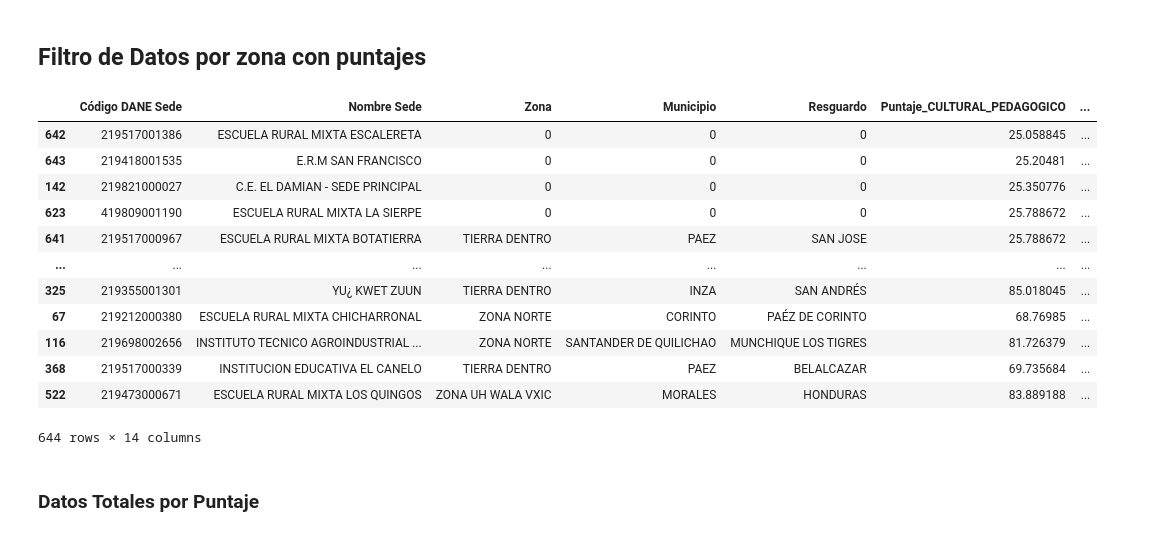
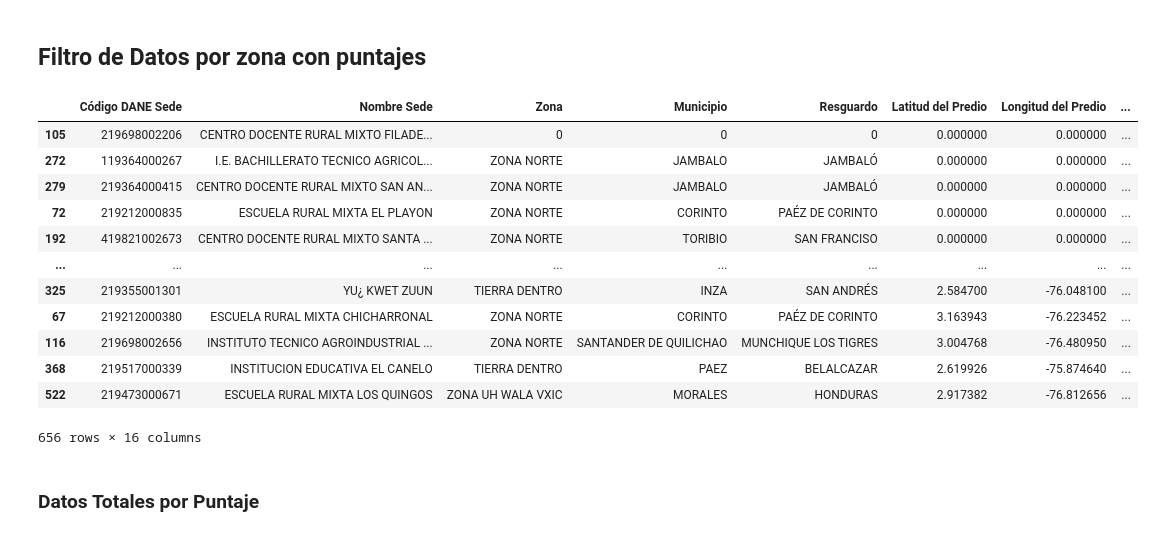
Before and after one commit to Eiver12/ANALISIS-DE-DATOS-SEDES-EDCUCATIVAS, a Jupyter notebook: datos.ipynb, the cells around one changed output. Cells and saved outputs as stored; diff of their text form; code cells hidden in the pictures.

```diff
--- a/datos.ipynb
+++ b/datos.ipynb
@@ -9,7 +9,7 @@ from IPython.display import display
 # %% [markdown]
 ### Archivo a Analizar
 # %%
-archivo = 'datos-generales - 2026-06-01.xlsx'
+archivo = 'Datos_generales_23_06_26.xlsx'
 df = pd.read_excel(archivo)
 # %%
 pd.set_option('display.max_colwidth', None)
@@ -1708,22 +1722,22 @@ df["Puntaje_TOTAL"]  = (df["Puntaje_CULTURAL_PEDAGOGICO"].fillna(0) * 0.125 +
 # %% [markdown]
 ## Filtro de Datos por zona con puntajes
 # %%
-df_filtrado = df[['Código DANE Sede','Nombre Sede','Zona', 'Municipio','Resguardo',"Puntaje_CULTURAL_PEDAGOGICO",'Puntaje_RIESGO_TERRITORIAL','Puntaje_RIESGO_ESTRUCTURAL','Puntaje_DEFICIT_COBERTURA','Puntaje_DEFICIT_CUALITATIVO','Puntaje_INSTALACIONES_TECNICAS','Puntaje_ACCESIBILIDAD','Puntaje_CONFORT_AMBIENTAL','Puntaje_TOTAL']].sort_values('Puntaje_TOTAL')
+df_filtrado = df[['Código DANE Sede','Nombre Sede','Zona', 'Municipio','Resguardo',"Latitud del Predio","Longitud del Predio", "Puntaje_CULTURAL_PEDAGOGICO",'Puntaje_RIESGO_TERRITORIAL','Puntaje_RIESGO_ESTRUCTURAL','Puntaje_DEFICIT_COBERTURA','Puntaje_DEFICIT_CUALITATIVO','Puntaje_INSTALACIONES_TECNICAS','Puntaje_ACCESIBILIDAD','Puntaje_CONFORT_AMBIENTAL','Puntaje_TOTAL']].sort_values('Puntaje_TOTAL')
 df_filtrado
 # %% [output]
-|  | Código DANE Sede | Nombre Sede | Zona | Municipio | Resguardo | Puntaje_CULTURAL_PEDAGOGICO | ... |
-| 642 | 219517001386 | ESCUELA RURAL MIXTA ESCALERETA | 0 | 0 | 0 | 25.058845 | ... |
-| 643 | 219418001535 | E.R.M SAN FRANCISCO | 0 | 0 | 0 | 25.20481 | ... |
-| 142 | 219821000027 | C.E. EL DAMIAN - SEDE PRINCIPAL | 0 | 0 | 0 | 25.350776 | ... |
-| 623 | 419809001190 | ESCUELA RURAL MIXTA LA SIERPE | 0 | 0 | 0 | 25.788672 | ... |
-| 641 | 219517000967 | ESCUELA RURAL MIXTA BOTATIERRA | TIERRA DENTRO | PAEZ | SAN JOSE | 25.788672 | ... |
-| ... | ... | ... | ... | ... | ... | ... | ... |
-| 325 | 219355001301 | YU¿ KWET ZUUN | TIERRA DENTRO | INZA | SAN ANDRÉS | 85.018045 | ... |
-| 67 | 219212000380 | ESCUELA RURAL MIXTA CHICHARRONAL | ZONA NORTE | CORINTO | PAÉZ DE CORINTO | 68.76985 | ... |
-| 116 | 219698002656 | INSTITUTO TECNICO AGROINDUSTRIAL ... | ZONA NORTE | SANTANDER DE QUILICHAO | MUNCHIQUE LOS TIGRES | 81.726379 | ... |
-| 368 | 219517000339 | INSTITUCION EDUCATIVA EL CANELO | TIERRA DENTRO | PAEZ | BELALCAZAR | 69.735684 | ... |
-| 522 | 219473000671 | ESCUELA RURAL MIXTA LOS QUINGOS | ZONA UH WALA VXIC | MORALES | HONDURAS | 83.889188 | ... |
+|  | Código DANE Sede | Nombre Sede | Zona | Municipio | Resguardo | Latitud del Predio | Longitud del Predio | ... |
+| 105 | 219698002206 | CENTRO DOCENTE RURAL MIXTO FILADE... | 0 | 0 | 0 | 0.000000 | 0.000000 | ... |
+| 272 | 119364000267 | I.E. BACHILLERATO TECNICO AGRICOL... | ZONA NORTE | JAMBALO | JAMBALÓ | 0.000000 | 0.000000 | ... |
+| 279 | 219364000415 | CENTRO DOCENTE RURAL MIXTO SAN AN... | ZONA NORTE | JAMBALO | JAMBALÓ | 0.000000 | 0.000000 | ... |
+| 72 | 219212000835 | ESCUELA RURAL MIXTA EL PLAYON | ZONA NORTE | CORINTO | PAÉZ DE CORINTO | 0.000000 | 0.000000 | ... |
+| 192 | 419821002673 | CENTRO DOCENTE RURAL MIXTO SANTA ... | ZONA NORTE | TORIBIO | SAN FRANCISO | 0.000000 | 0.000000 | ... |
+| ... | ... | ... | ... | ... | ... | ... | ... | ... |
+| 325 | 219355001301 | YU¿ KWET ZUUN | TIERRA DENTRO | INZA | SAN ANDRÉS | 2.584700 | -76.048100 | ... |
+| 67 | 219212000380 | ESCUELA RURAL MIXTA CHICHARRONAL | ZONA NORTE | CORINTO | PAÉZ DE CORINTO | 3.163943 | -76.223452 | ... |
+| 116 | 219698002656 | INSTITUTO TECNICO AGROINDUSTRIAL ... | ZONA NORTE | SANTANDER DE QUILICHAO | MUNCHIQUE LOS TIGRES | 3.004768 | -76.480950 | ... |
+| 368 | 219517000339 | INSTITUCION EDUCATIVA EL CANELO | TIERRA DENTRO | PAEZ | BELALCAZAR | 2.619926 | -75.874640 | ... |
+| 522 | 219473000671 | ESCUELA RURAL MIXTA LOS QUINGOS | ZONA UH WALA VXIC | MORALES | HONDURAS | 2.917382 | -76.812656 | ... |
-644 rows × 14 columns
+656 rows × 16 columns
 # %% [markdown]
 ### Datos Totales por Puntaje
 # %%
```
Also changed, not shown: parts of 21 cells of this notebook, 21 other files.
